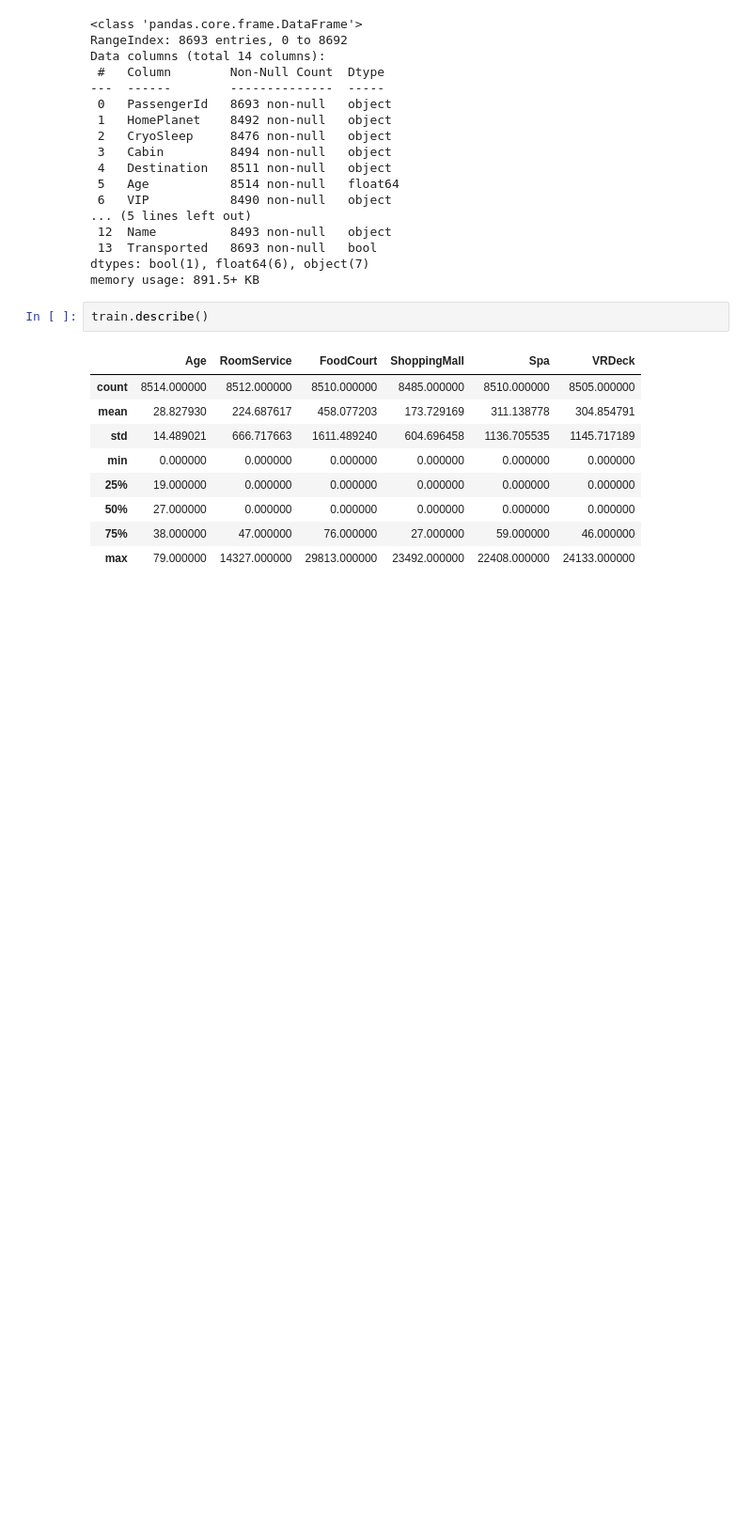
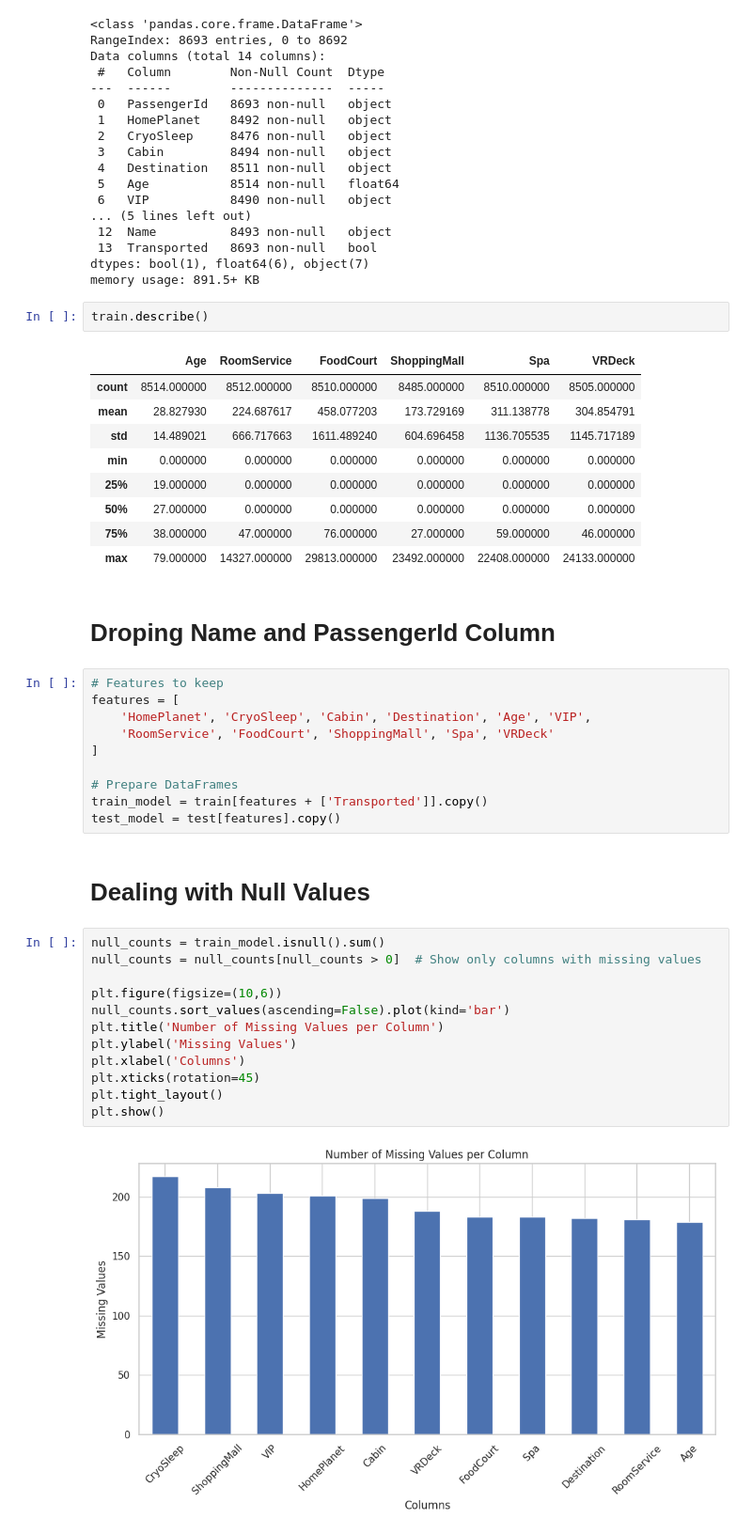
Before and after one commit to Kaggle-group-project-presentation/Kaggle-Group-Project-12-Random-Forest, a Jupyter notebook: Kaggle_Group_Project_Code_ (1).ipynb, the cells around one changed output. Shown: that part at 94% size. Cells and saved outputs as stored; diff of their text form; blank space fills up the shorter version.

```diff
--- a/Kaggle_Group_Project_Code_ (1).ipynb
+++ b/Kaggle_Group_Project_Code_ (1).ipynb
@@ -75,3 +75,31 @@ train.describe()
 | 50% | 27.000000 | 0.000000 | 0.000000 | 0.000000 | 0.000000 | 0.000000 |
 | 75% | 38.000000 | 47.000000 | 76.000000 | 27.000000 | 59.000000 | 46.000000 |
 | max | 79.000000 | 14327.000000 | 29813.000000 | 23492.000000 | 22408.000000 | 24133.000000 |
+# %% [markdown]
+# Droping Name and PassengerId Column
+# %%
+# Features to keep
+features = [
+    'HomePlanet', 'CryoSleep', 'Cabin', 'Destination', 'Age', 'VIP',
+    'RoomService', 'FoodCourt', 'ShoppingMall', 'Spa', 'VRDeck'
+]
+
+# Prepare DataFrames
+train_model = train[features + ['Transported']].copy()
+test_model = test[features].copy()
+# %% [markdown]
+# Dealing with Null Values
+# %%
+null_counts = train_model.isnull().sum()
+null_counts = null_counts[null_counts > 0]  # Show only columns with missing values
+
+plt.figure(figsize=(10,6))
+null_counts.sort_values(ascending=False).plot(kind='bar')
+plt.title('Number of Missing Values per Column')
+plt.ylabel('Missing Values')
+plt.xlabel('Columns')
+plt.xticks(rotation=45)
+plt.tight_layout()
+plt.show()
+# %% [output]
+[figure, added]
```
Also changed, not shown: parts of 2 cells of this notebook.
